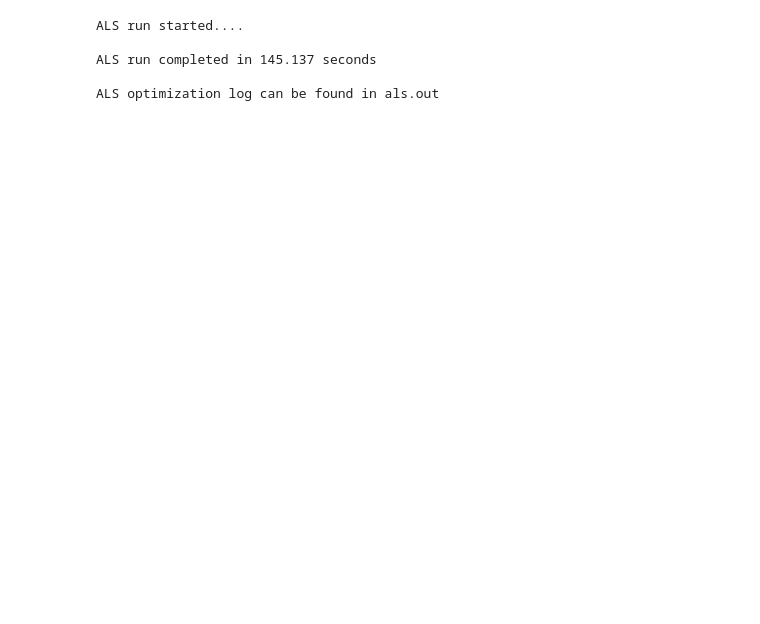
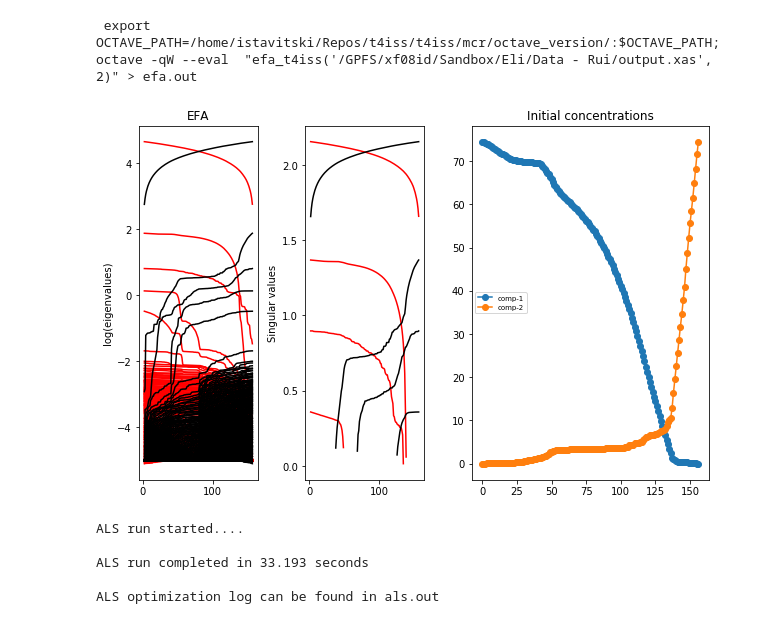
Before and after one commit to elistavitski/t4iss, a Jupyter notebook: examples/module2.ipynb, the cells around one changed output. Saved outputs shown, nothing was run; the diff lists cells and outputs as text; code cells hidden in the pictures; blank space fills up the shorter version.

```diff
--- a/examples/module2.ipynb
+++ b/examples/module2.ipynb
@@ -25,5 +18,5 @@ plot_spectra(datafile,ds=0.001)
 # %%
 # ncomp is the number of pure components you expect from MCR-ALS decomposition
-ncomp = 3
+ncomp = 2
 do_EFA(datafile,ncomp,plot=True)
 # %% [output]
@@ -32,14 +23,16 @@ do_EFA(datafile,ncomp,plot=True)
+ export OCTAVE_PATH=/home/istavitski/Repos/t4iss/t4iss/mcr/octave_version/:$OCTAVE_PATH; octave -qW --eval  "efa_t4iss('/GPFS/xf08id/Sandbox/Eli/Data - Rui/output.xas', 2)" > efa.out
+[figure, added]
 # %%
 # nit is the number of max. iterations for ALS optimiation
 # thr is threshold
 # set normalization =0 for None, =1 for equal height
 # set print_log=True if you want to see optimazation log
 
-do_ALS(nit=300,thr=0.1,normalization=0,print_log=False)
+do_ALS(nit=100,thr=0.1,normalization=0,print_log=False)
 # %% [output]
 ALS run started....
 
-ALS run completed in 145.137 seconds
+ALS run completed in 33.193 seconds
 
 ALS optimization log can be found in als.out
 # %%
```
Also changed, not shown: parts of 6 cells of this notebook, 4 other files.
